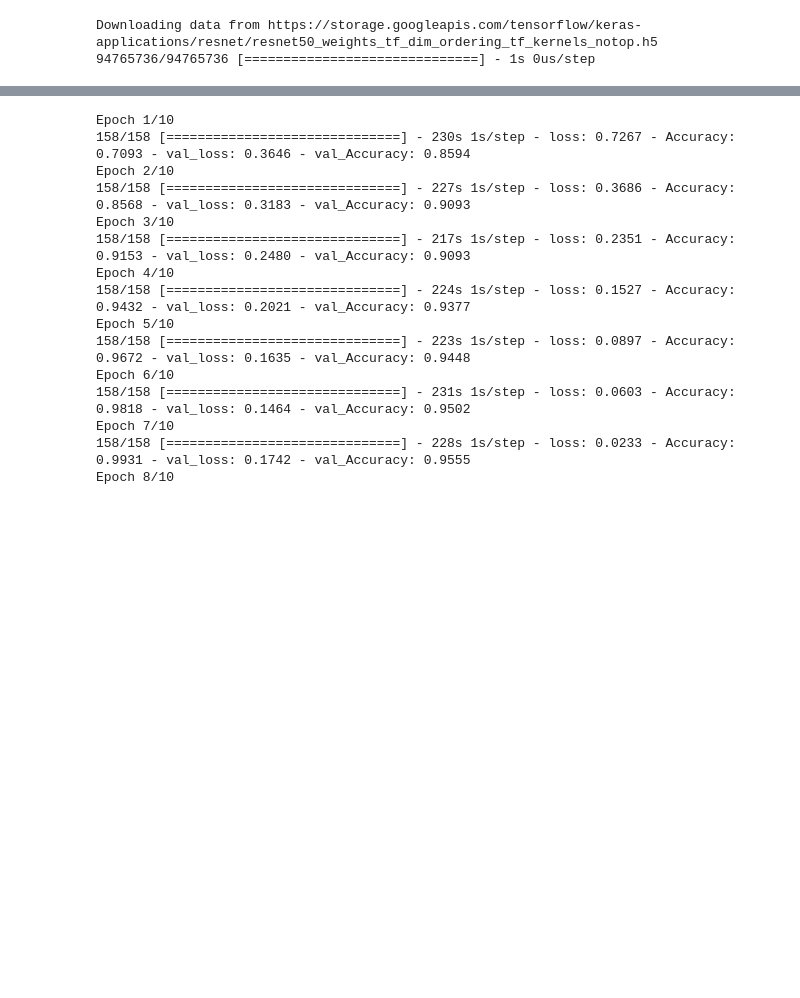
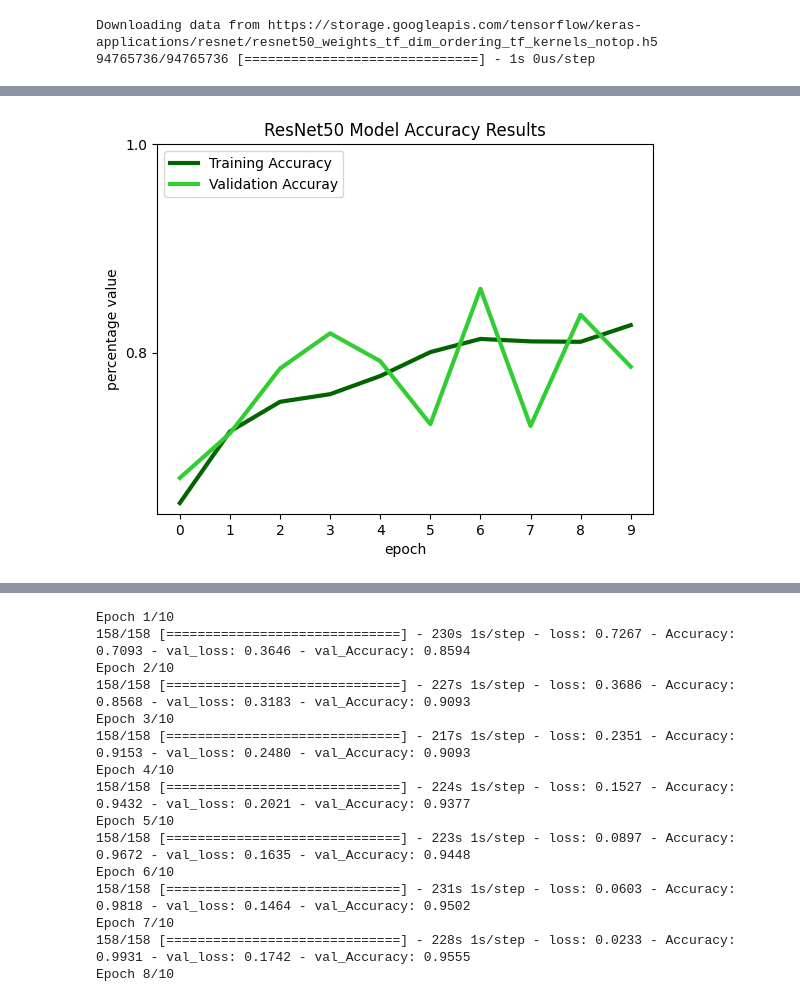
Before and after one commit to rockaguirre/Neuro-140-Project, a Jupyter notebook: neuro140_final_project_aguirre.ipynb, the cells around one changed output, grey strips where cells are left out. Saved outputs shown, nothing was run; the diff lists cells and outputs as text; code cells hidden in the pictures; blank space fills up the shorter version.

```diff
--- a/neuro140_final_project_aguirre.ipynb
+++ b/neuro140_final_project_aguirre.ipynb
@@ -282,7 +284,7 @@ second_general_model.layers[-4].trainable=True
 # first CNN model
 second_model = Sequential()
 second_model.add(Input(shape=(image_size,image_size,3)))
-second_model.add(general_model)
+second_model.add(second_general_model)
 second_model.add(Flatten())
 second_model.add(Dropout(0.2))
 second_model.add(Dense(units=128, activation='relu'))
@@ -296,7 +298,7 @@ second_model.compile(optimizer=Adam(learning_rate=0.001), loss='categorical_cros
 # %%
 batch_size = 32
 epochs = 10
-history = second_model.fit(x=scale_data_train, y=classifications_train,
+second_history = second_model.fit(x=scale_data_train, y=classifications_train,
                           validation_data=(scale_data_validation, classifications_validation),
                           batch_size=batch_size,
                           epochs=epochs,
@@ -325,11 +327,13 @@ Epoch 10/10
 # %%
-plt.plot(history.history['Accuracy'], 'darkgreen', linewidth=3)
-plt.plot(history.history['val_Accuracy'], 'limegreen', linewidth=3)
+plt.plot(second_history.history['Accuracy'], 'darkgreen', linewidth=3)
+plt.plot(second_history.history['val_Accuracy'], 'limegreen', linewidth=3)
 plt.title('ResNet50 Model Accuracy Results')
 plt.xlabel('epoch')
 plt.ylabel('percentage value')
 plt.xticks([x for x in range(epochs)])
 plt.yticks([0.8,1])
 plt.legend(['Training Accuracy', 'Validation Accuray'], loc='upper left')
 plt.show()
+# %% [output]
+[figure, added]
 # %%
```
Also changed, not shown: parts of 8 cells of this notebook.
